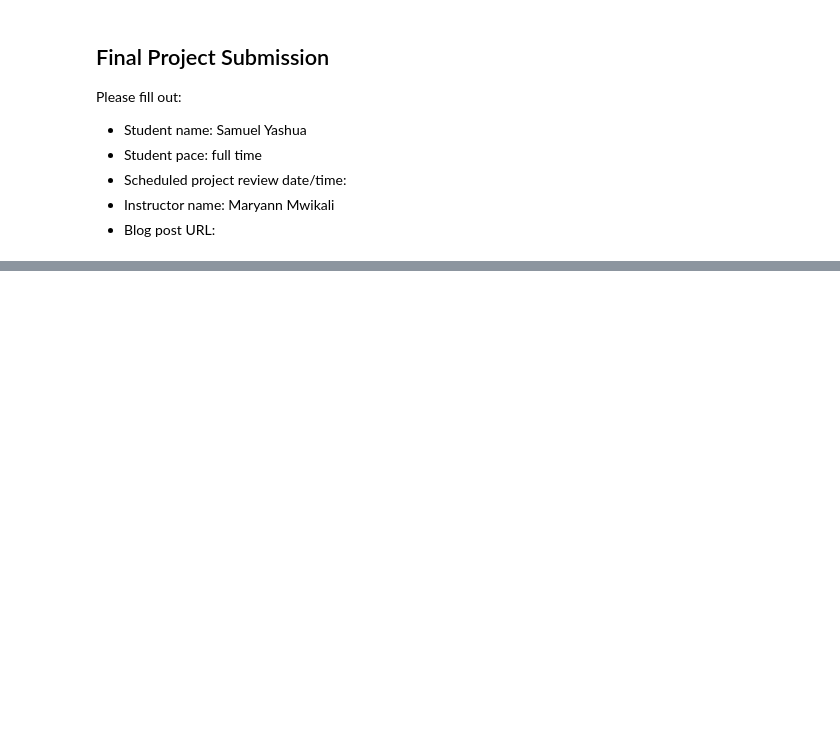
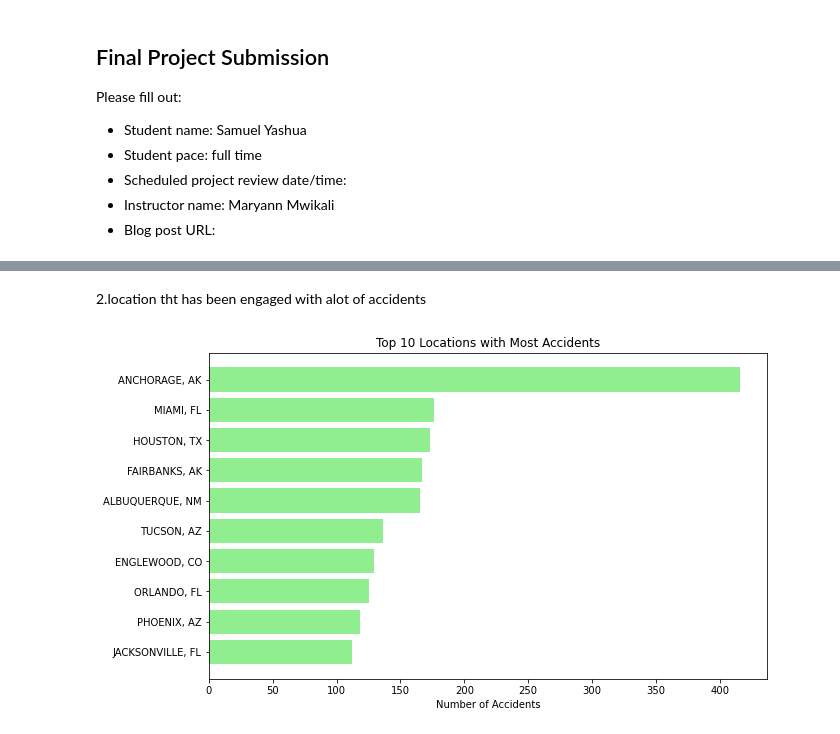
Before and after one commit to Yash-source-dev/dsc-phase-1-project-v3, a Jupyter notebook: student.ipynb, the cells around one changed output, grey strips where cells are left out. Saved outputs shown, nothing was run; the diff lists cells and outputs as text; code cells hidden in the pictures; blank space fills up the shorter version.

```diff
--- a/student.ipynb
+++ b/student.ipynb
@@ -342,0 +346,14 @@ plt.show()
+# %% [markdown]
+2.location tht has been engaged with alot of accidents
+# %%
+location_accidents = df['Location'].value_counts().reset_index()
+location_accidents.columns = ['Location', 'Accident Count']
+location_accidents.sort_values(by='Accident Count', ascending=False, inplace=True)
+plt.figure(figsize=(10,6))
+plt.barh(location_accidents['Location'].head(10), location_accidents['Accident Count'].head(10), color='lightgreen')
+plt.xlabel('Number of Accidents')
+plt.title('Top 10 Locations with Most Accidents')
+plt.gca().invert_yaxis()
+plt.show()
+# %% [output]
+[figure, added]
```
Also changed, not shown: parts of 52 cells of this notebook.
